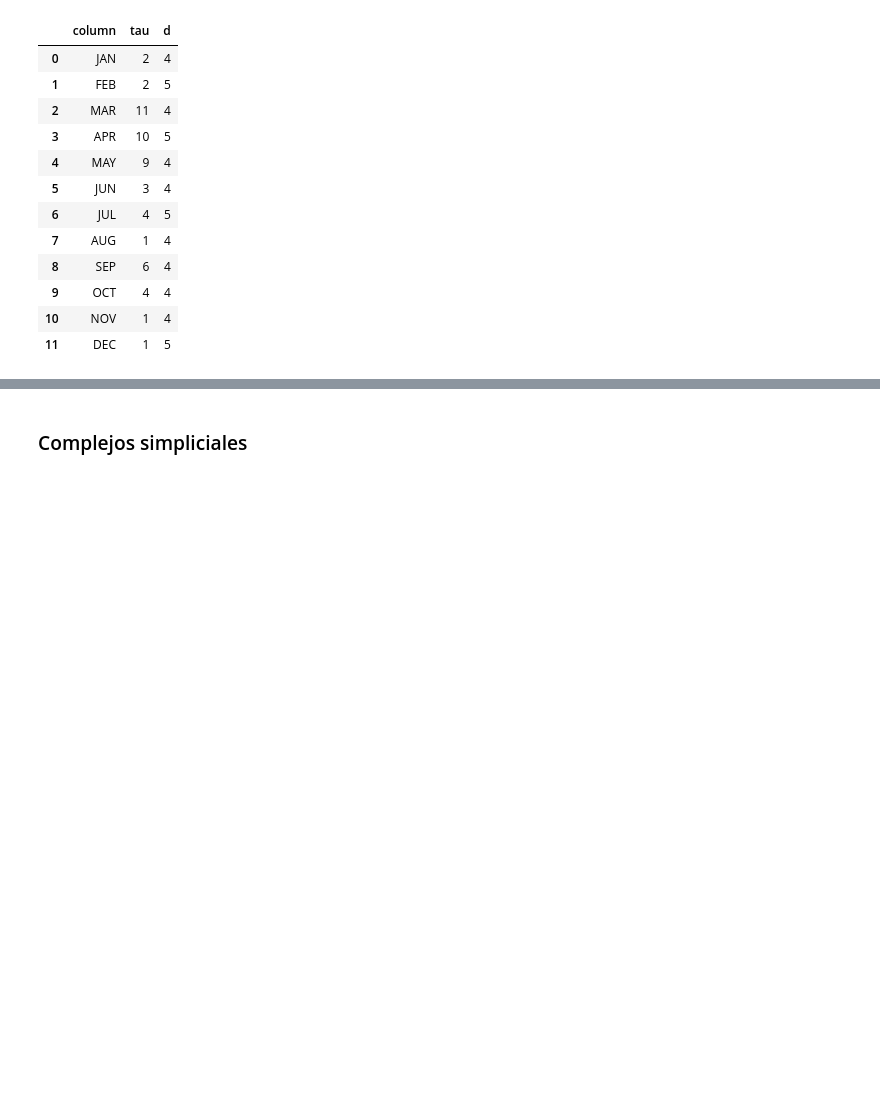
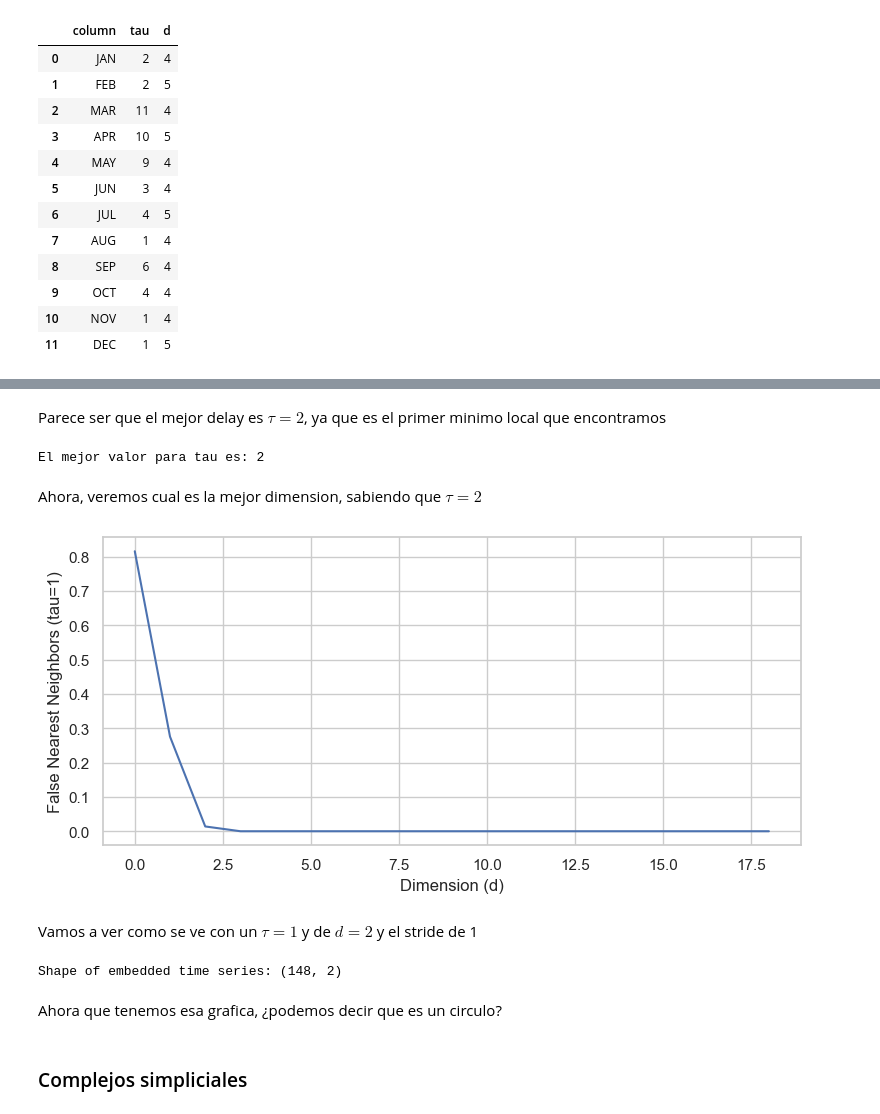
Before and after one commit to CastroMaster10/ENSO-Persistence-analysis, a Jupyter notebook: main.ipynb, the cells around one changed output, grey strips where cells are left out. Saved outputs shown, nothing was run; the diff lists cells and outputs as text; code cells hidden in the pictures; blank space fills up the shorter version.

```diff
--- a/main.ipynb
+++ b/main.ipynb
@@ -187,3 +189,51 @@ plt.plot(delay.dmi(y["JAN"], maxtau=30))
+# %% [markdown]
+Parece ser que  el mejor delay es $\tau=2$, ya que es el primer minimo local que encontramos
+# %%
+def find_optimal_delay(x, maxtau=50):
+    mi = delay.dmi(x, maxtau=maxtau)
+    diffmi = np.diff(mi)
+
+    return np.where(diffmi > 0)[0][0]
+
+optimo_local= find_optimal_delay(y["JAN"], maxtau=30)
+print(f'El mejor valor para tau es: {optimo_local}')
+# %% [output]
+El mejor valor para tau es: 2
+# %% [markdown]
+Ahora, veremos cual es la mejor dimension, sabiendo que $\tau=2$
+# %%
+dim = np.arange(1, 20)
+f1, f2, f3 = dimension.fnn(y["JAN"], tau=2, dim=dim)
+
+plt.figure(figsize=(9,4))
+plt.xlabel('Dimension (d)')
+plt.ylabel('False Nearest Neighbors (tau=1)')
+plt.plot(f1)
+
+plt.show()
+# %% [output]
+[figure, added]
+# %% [markdown]
+Vamos a ver como se ve con un $\tau=1$ y de $d=2$ y el stride de 1
+# %%
+embedding_dimension_periodic = 2
+embedding_time_delay_periodic = 1
+stride = 1
+embedder_periodic = SingleTakensEmbedding(
+    parameters_type="fixed",
+    n_jobs=2,
+    time_delay=embedding_time_delay_periodic,
+    dimension=embedding_dimension_periodic,
+    stride=stride,
+)
+
+y_periodic_embedded = embedder_periodic.fit_transform(y["JAN"])
+print(f"Shape of embedded time series: {y_periodic_embedded.shape}")
+plot_point_cloud(y_periodic_embedded)
+# %% [output]
+Shape of embedded time series: (148, 2)
+# %% [markdown]
+Ahora que tenemos esa grafica, ¿podemos decir que es un circulo?
 # %% [markdown]
 ### Complejos simpliciales
 # %%
```
Also changed, not shown: parts of 3 cells of this notebook.
